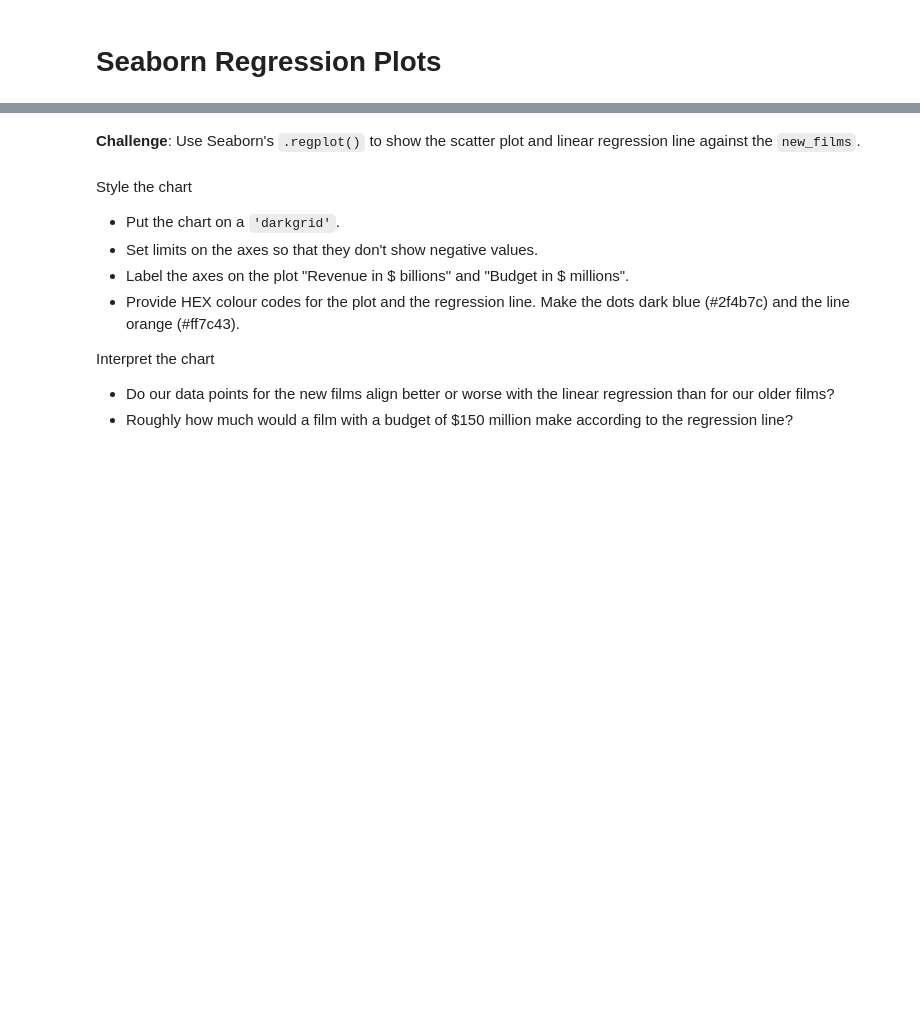
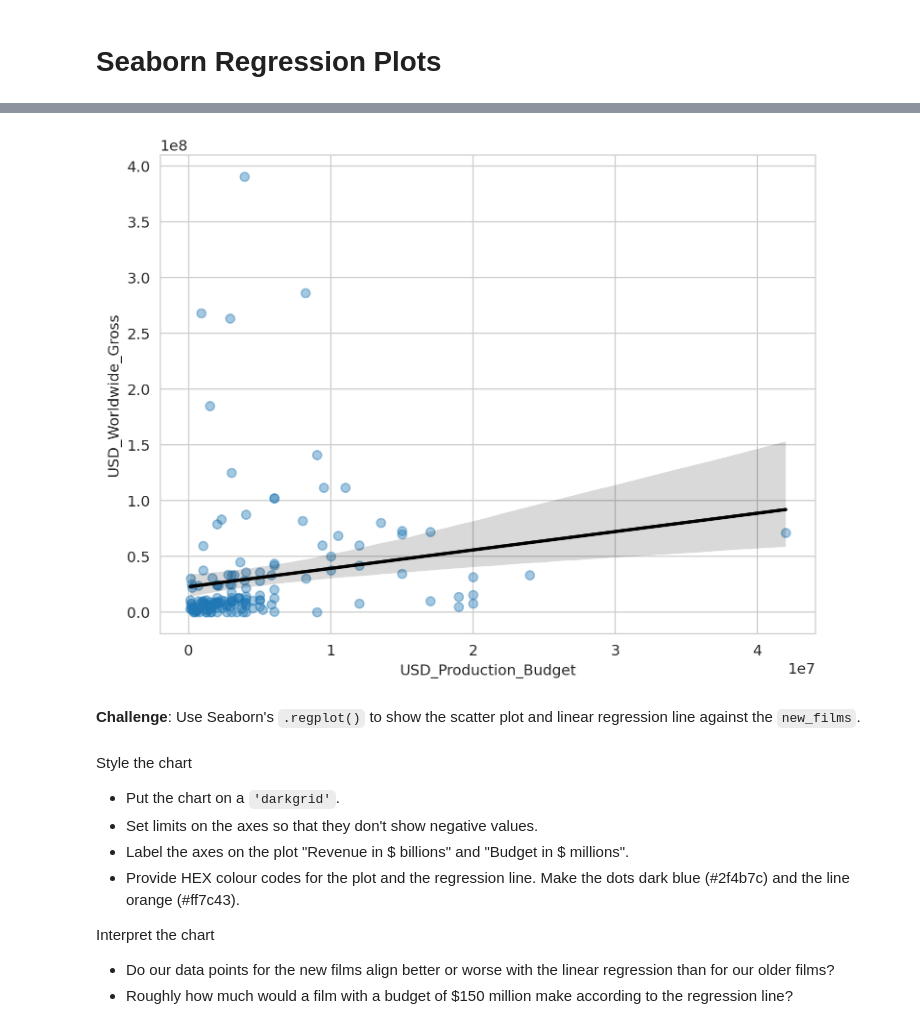
Before and after one commit to Bipul-Dubey/100DaysOfCode-Complete-Python-Course, a Jupyter notebook: Day077-Data visualisation Using Seaborn/Seaborn and Linear Regression.ipynb, the cells around one changed output, grey strips where cells are left out. Drawn from its saved outputs; the diff is of its cells as text; code cells hidden in the pictures; blank space fills up the shorter version.

```diff
--- a/Day077-Data visualisation Using Seaborn/Seaborn and Linear Regression.ipynb
+++ b/Day077-Data visualisation Using Seaborn/Seaborn and Linear Regression.ipynb
@@ -346,3 +391,11 @@ Here's how:
+# %%
+plt.figure(figsize=(8,6),dpi=220)
+with sb.axes_style('whitegrid'):
+    sb.regplot(data=old_films,x='USD_Production_Budget',y='USD_Worldwide_Gross',scatter_kws={'alpha':0.4},
+              line_kws={'color':'black'})
+plt.show()
+# %% [output]
+[figure, added]
 # %% [markdown]
 **Challenge**: Use Seaborn's `.regplot()` to show the scatter plot and linear regression line against the `new_films`.
 <br>
```
Also changed, not shown: parts of 16 cells of this notebook.
